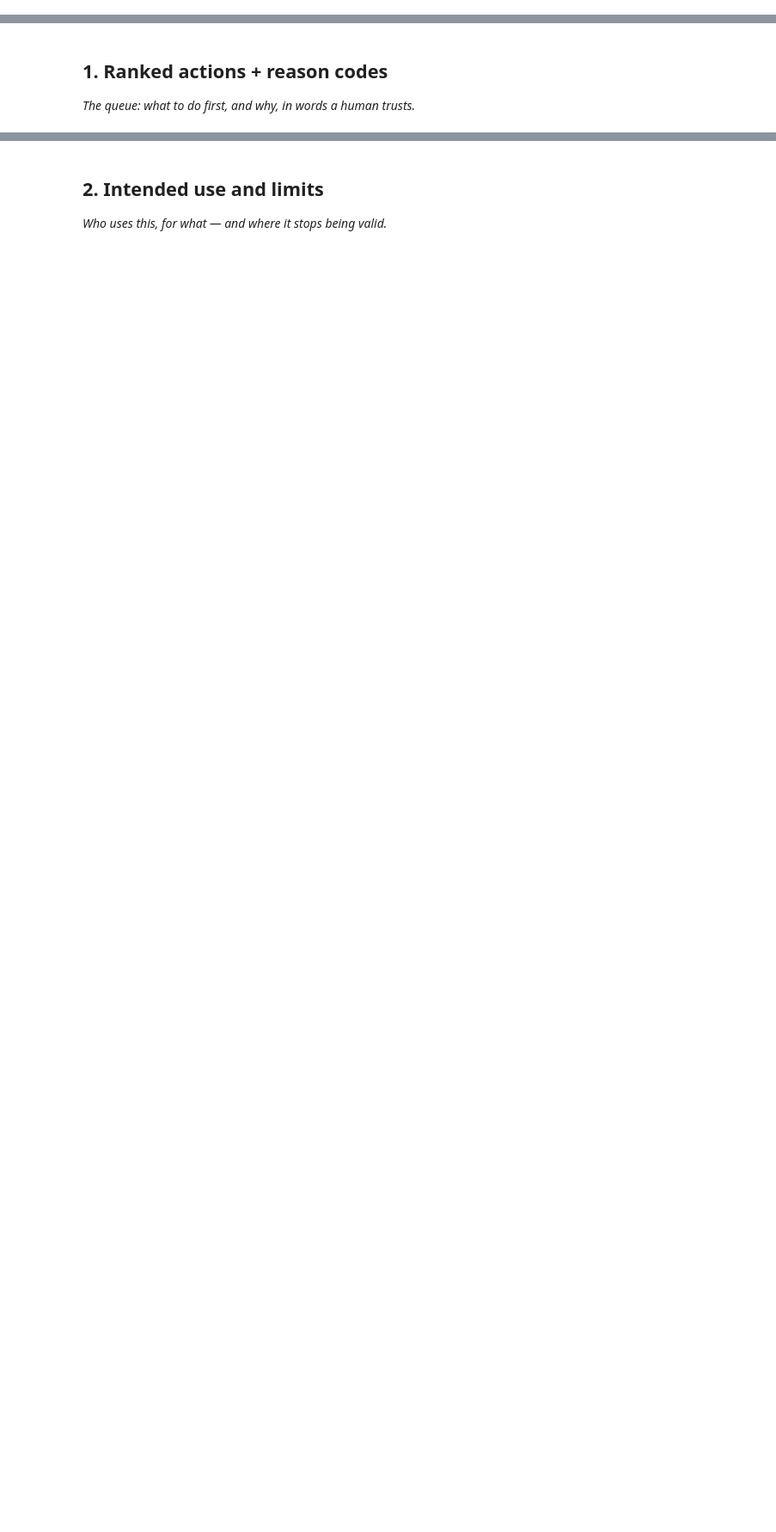
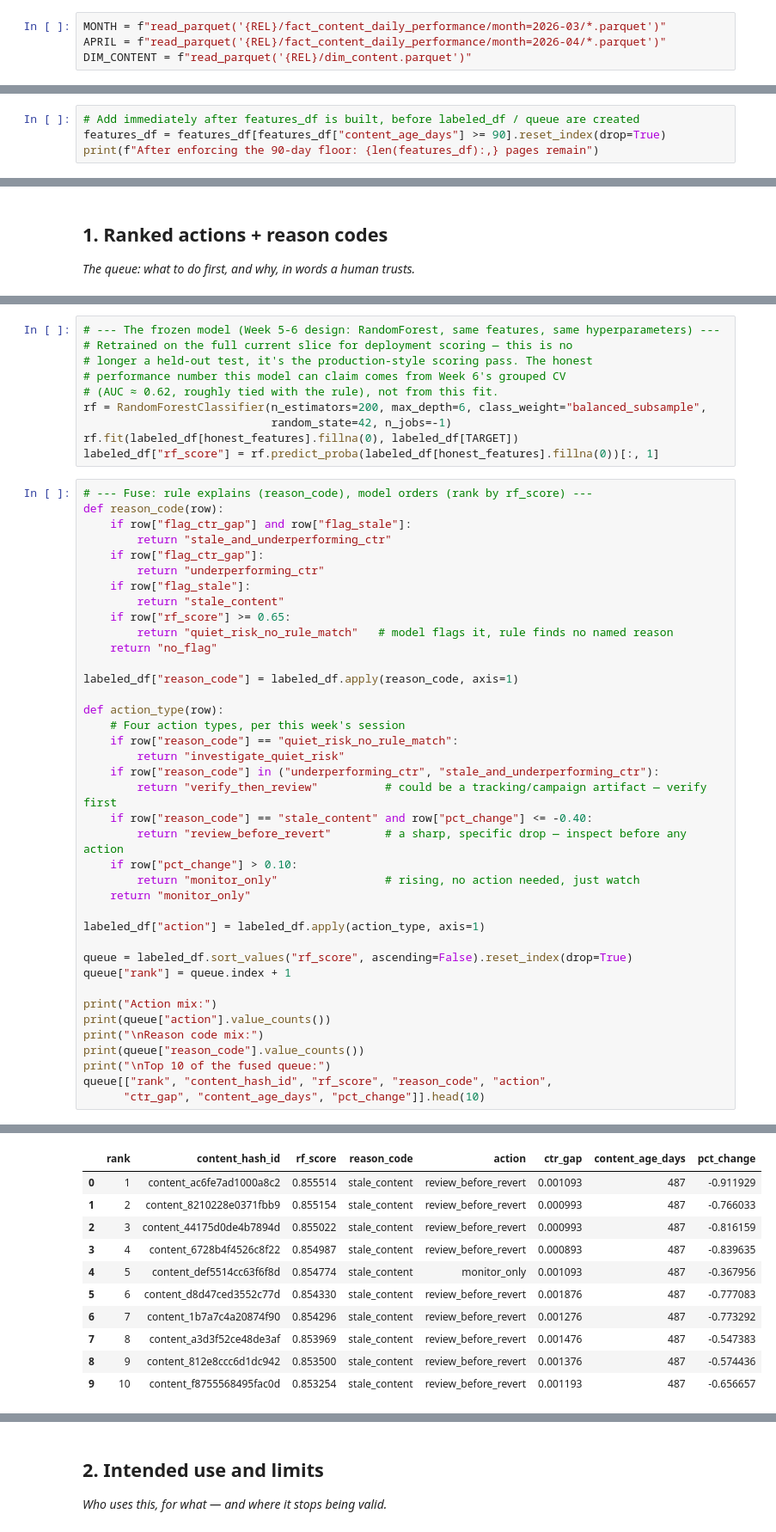
Before and after one commit to madaraf/Flyrank-intership-machine_learning, a Jupyter notebook: work/notebooks/w07_action_playbook.ipynb, the cells around one changed output, grey strips where cells are left out. Shown at 86% size. Drawn from its saved outputs; the diff is of its cells as text; blank space fills up the shorter version.

```diff
--- a/work/notebooks/w07_action_playbook.ipynb
+++ b/work/notebooks/w07_action_playbook.ipynb
@@ -8,0 +29,4 @@ This skeleton is yours to fill. Work the sections **in order** — each one has
+# %%
+MONTH = f"read_parquet('{REL}/fact_content_daily_performance/month=2026-03/*.parquet')"
+APRIL = f"read_parquet('{REL}/fact_content_daily_performance/month=2026-04/*.parquet')"
+DIM_CONTENT = f"read_parquet('{REL}/dim_content.parquet')"
@@ -8,0 +63,4 @@ This skeleton is yours to fill. Work the sections **in order** — each one has
+# %%
+# Add immediately after features_df is built, before labeled_df / queue are created
+features_df = features_df[features_df["content_age_days"] >= 90].reset_index(drop=True)
+print(f"After enforcing the 90-day floor: {len(features_df):,} pages remain")
@@ -15,0 +121,50 @@ This skeleton is yours to fill. Work the sections **in order** — each one has
+# %%
+# --- The frozen model (Week 5-6 design: RandomForest, same features, same hyperparameters) ---
+# Retrained on the full current slice for deployment scoring — this is no
+# longer a held-out test, it's the production-style scoring pass. The honest
+# performance number this model can claim comes from Week 6's grouped CV
+# (AUC ≈ 0.62, roughly tied with the rule), not from this fit.
+rf = RandomForestClassifier(n_estimators=200, max_depth=6, class_weight="balanced_subsample",
+                            random_state=42, n_jobs=-1)
+rf.fit(labeled_df[honest_features].fillna(0), labeled_df[TARGET])
+labeled_df["rf_score"] = rf.predict_proba(labeled_df[honest_features].fillna(0))[:, 1]
+# %%
+# --- Fuse: rule explains (reason_code), model orders (rank by rf_score) ---
+def reason_code(row):
+    if row["flag_ctr_gap"] and row["flag_stale"]:
+        return "stale_and_underperforming_ctr"
+    if row["flag_ctr_gap"]:
+        return "underperforming_ctr"
+    if row["flag_stale"]:
+        return "stale_content"
+    if row["rf_score"] >= 0.65:
+        return "quiet_risk_no_rule_match"   # model flags it, rule finds no named reason
+    return "no_flag"
+
+labeled_df["reason_code"] = labeled_df.apply(reason_code, axis=1)
+
+def action_type(row):
+    # Four action types, per this week's session
+    if row["reason_code"] == "quiet_risk_no_rule_match":
+        return "investigate_quiet_risk"
+    if row["reason_code"] in ("underperforming_ctr", "stale_and_underperforming_ctr"):
+        return "verify_then_review"          # could be a tracking/campaign artifact — verify first
+    if row["reason_code"] == "stale_content" and row["pct_change"] <= -0.40:
+        return "review_before_revert"        # a sharp, specific drop — inspect before any action
+    if row["pct_change"] > 0.10:
+        return "monitor_only"                # rising, no action needed, just watch
+    return "monitor_only"
+
+labeled_df["action"] = labeled_df.apply(action_type, axis=1)
+
+queue = labeled_df.sort_values("rf_score", ascending=False).reset_index(drop=True)
+queue["rank"] = queue.index + 1
+
+print("Action mix:")
+print(queue["action"].value_counts())
+print("\nReason code mix:")
+print(queue["reason_code"].value_counts())
+print("\nTop 10 of the fused queue:")
+queue[["rank", "content_hash_id", "rf_score", "reason_code", "action",
+      "ctr_gap", "content_age_days", "pct_change"]].head(10)
+# %% [output]
@@ -15,0 +189,11 @@ This skeleton is yours to fill. Work the sections **in order** — each one has
+|  | rank | content_hash_id | rf_score | reason_code | action | ctr_gap | content_age_days | pct_change |
+| 0 | 1 | content_ac6fe7ad1000a8c2 | 0.855514 | stale_content | review_before_revert | 0.001093 | 487 | -0.911929 |
+| 1 | 2 | content_8210228e0371fbb9 | 0.855154 | stale_content | review_before_revert | 0.000993 | 487 | -0.766033 |
+| 2 | 3 | content_44175d0de4b7894d | 0.855022 | stale_content | review_before_revert | 0.000993 | 487 | -0.816159 |
+| 3 | 4 | content_6728b4f4526c8f22 | 0.854987 | stale_content | review_before_revert | 0.000893 | 487 | -0.839635 |
+| 4 | 5 | content_def5514cc63f6f8d | 0.854774 | stale_content | monitor_only | 0.001093 | 487 | -0.367956 |
+| 5 | 6 | content_d8d47ced3552c77d | 0.854330 | stale_content | review_before_revert | 0.001876 | 487 | -0.777083 |
+| 6 | 7 | content_1b7a7c4a20874f90 | 0.854296 | stale_content | review_before_revert | 0.001276 | 487 | -0.773292 |
+| 7 | 8 | content_a3d3f52ce48de3af | 0.853969 | stale_content | review_before_revert | 0.001476 | 487 | -0.547383 |
+| 8 | 9 | content_812e8ccc6d1dc942 | 0.853500 | stale_content | review_before_revert | 0.001376 | 487 | -0.574436 |
+| 9 | 10 | content_f8755568495fac0d | 0.853254 | stale_content | review_before_revert | 0.001193 | 487 | -0.656657 |
```
Also changed, not shown: parts of 16 cells of this notebook.
